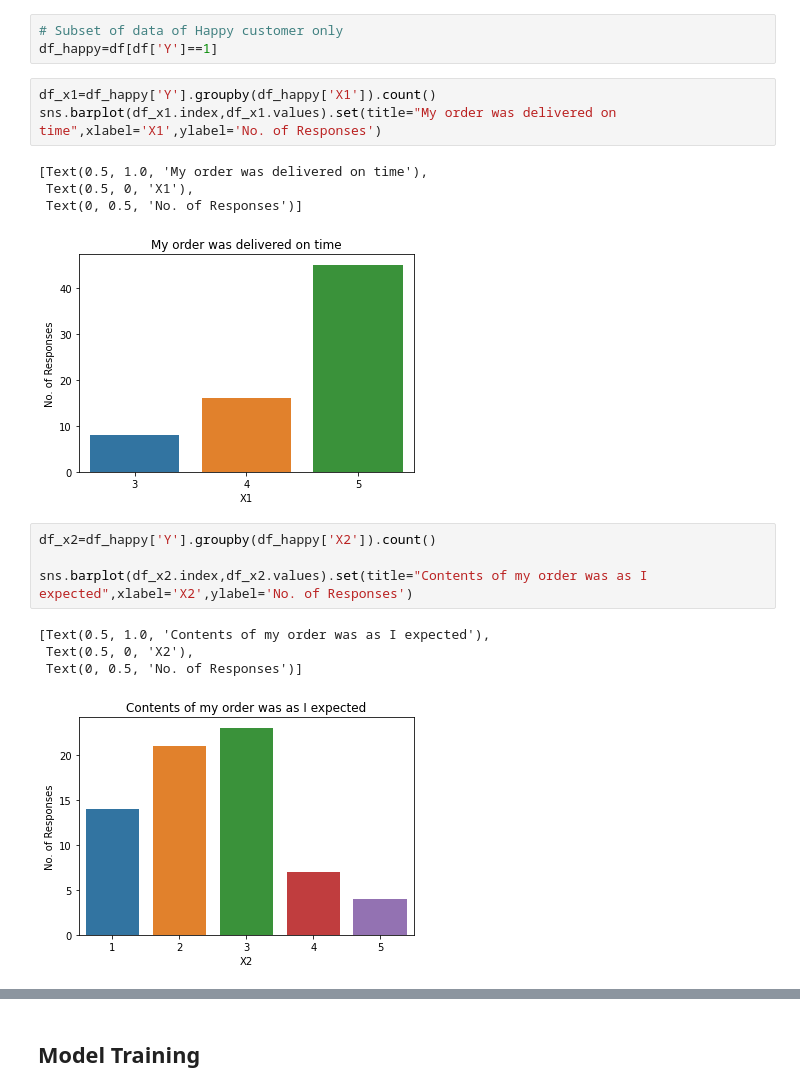
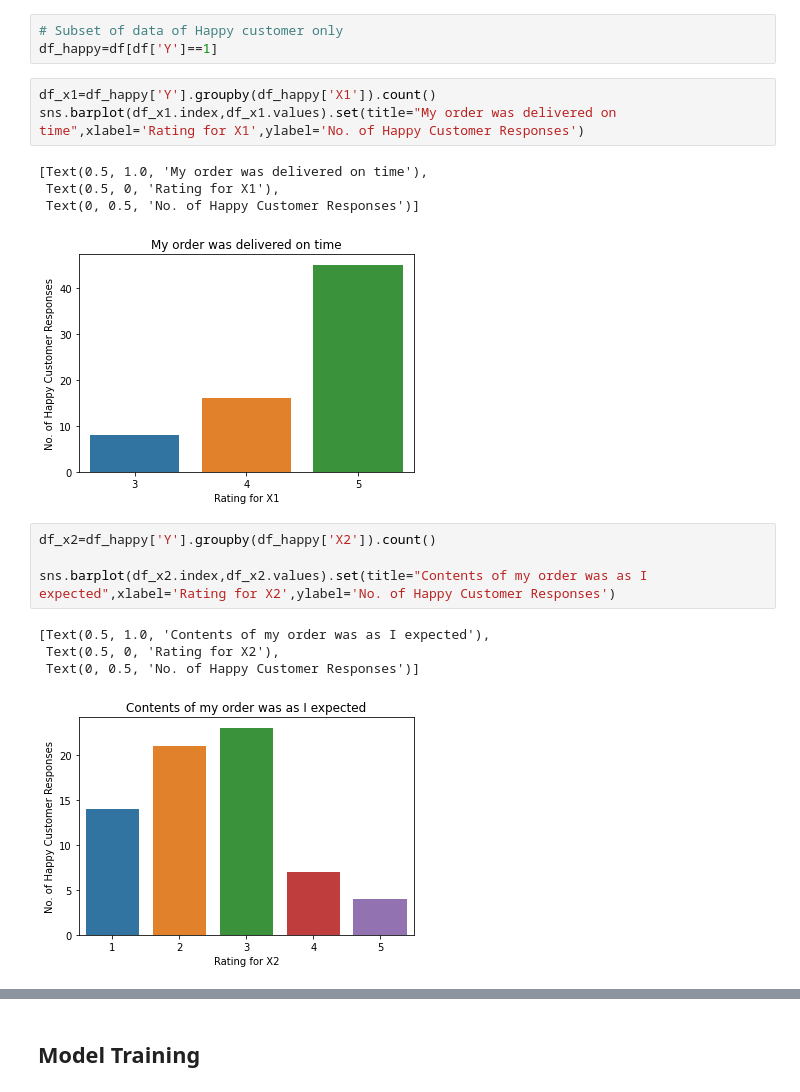
Before and after one commit to pchopalli/prashant, a Jupyter notebook: notebooks/happycustomers/1_prashant_happy_customer.ipynb, the cells around one changed output, grey strips where cells are left out. Saved outputs shown, nothing was run; the diff lists cells and outputs as text.

```diff
--- a/notebooks/happycustomers/1_prashant_happy_customer.ipynb
+++ b/notebooks/happycustomers/1_prashant_happy_customer.ipynb
@@ -98,20 +98,20 @@ Name: Y, dtype: int64
 df_happy=df[df['Y']==1]
 # %%
 df_x1=df_happy['Y'].groupby(df_happy['X1']).count()
-sns.barplot(df_x1.index,df_x1.values).set(title="My order was delivered on time",xlabel='X1',ylabel='No. of Responses')
+sns.barplot(df_x1.index,df_x1.values).set(title="My order was delivered on time",xlabel='Rating for X1',ylabel='No. of Happy Customer Responses')
 # %% [output]
 [Text(0.5, 1.0, 'My order was delivered on time'),
- Text(0.5, 0, 'X1'),
- Text(0, 0.5, 'No. of Responses')]
+ Text(0.5, 0, 'Rating for X1'),
+ Text(0, 0.5, 'No. of Happy Customer Responses')]
-[figure, old version]
+[figure, new version]
 # %%
 df_x2=df_happy['Y'].groupby(df_happy['X2']).count()
 
-sns.barplot(df_x2.index,df_x2.values).set(title="Contents of my order was as I expected",xlabel='X2',ylabel='No. of Responses')
+sns.barplot(df_x2.index,df_x2.values).set(title="Contents of my order was as I expected",xlabel='Rating for X2',ylabel='No. of Happy Customer Responses')
 # %% [output]
 [Text(0.5, 1.0, 'Contents of my order was as I expected'),
- Text(0.5, 0, 'X2'),
- Text(0, 0.5, 'No. of Responses')]
+ Text(0.5, 0, 'Rating for X2'),
+ Text(0, 0.5, 'No. of Happy Customer Responses')]
-[figure, old version]
+[figure, new version]
 # %%
 df_x3=df_happy['Y'].groupby(df_happy['X3']).count()
```
Also changed, not shown: parts of 9 cells of this notebook.
